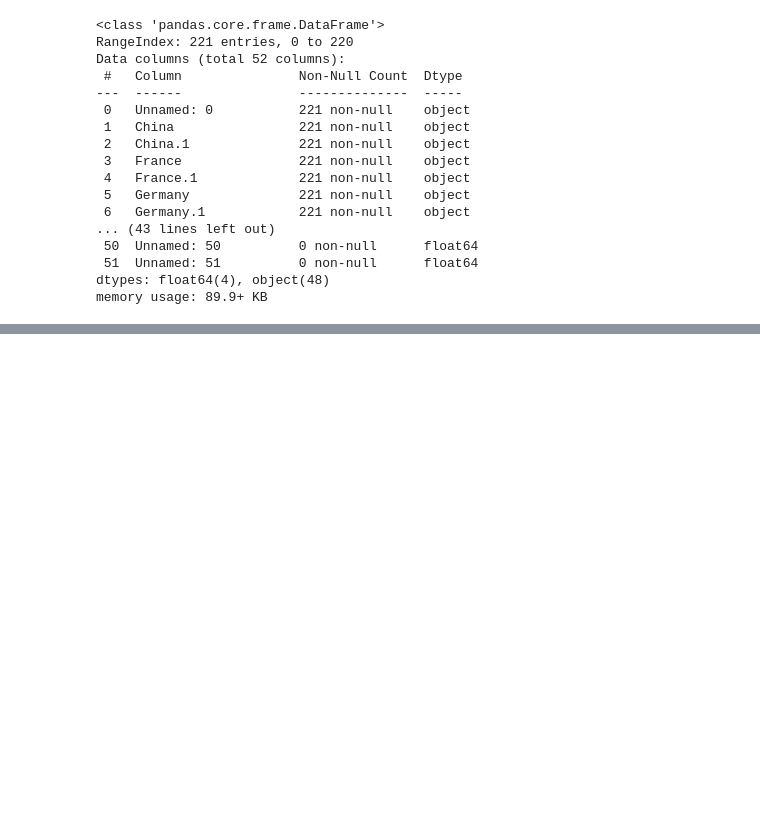
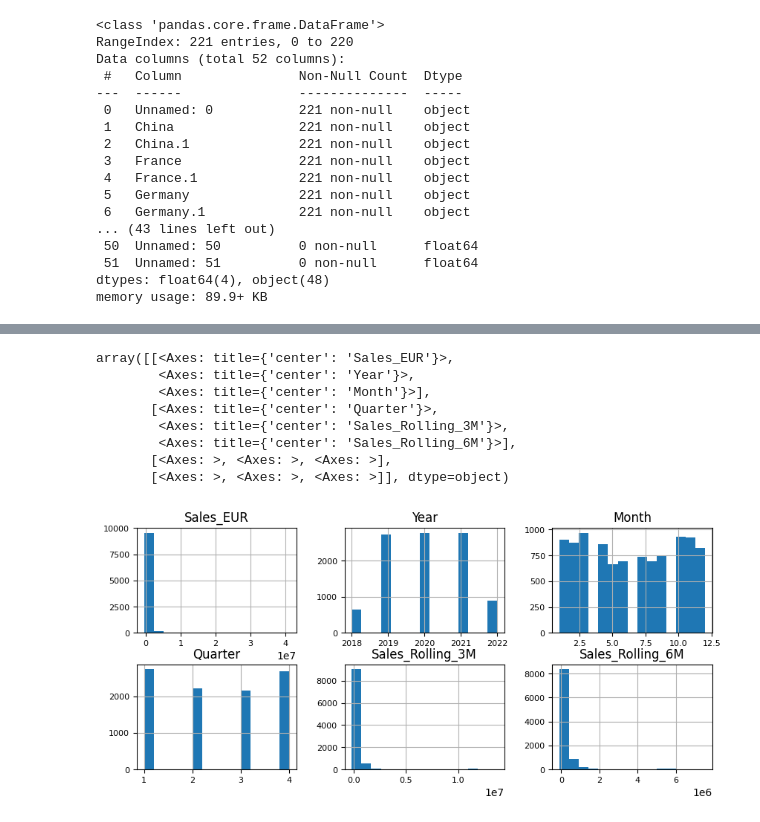
Before and after one commit to Telepatec/Business-Cases, a Jupyter notebook: data_preproc.ipynb, the cells around one changed output, grey strips where cells are left out. Saved outputs shown, nothing was run; the diff lists cells and outputs as text; code cells hidden in the pictures; blank space fills up the shorter version.

```diff
--- a/data_preproc.ipynb
+++ b/data_preproc.ipynb
@@ -155,0 +164,13 @@ Series([], Name: count, dtype: int64)
+# %%
+numerical=df.select_dtypes(include=[np.number]).columns.tolist()
+df[numerical].hist(bins=15, figsize=(10, 9), layout=(4, 3), xlabelsize=8, ylabelsize=8)
+# %% [output]
+array([[<Axes: title={'center': 'Sales_EUR'}>,
+        <Axes: title={'center': 'Year'}>,
+        <Axes: title={'center': 'Month'}>],
+       [<Axes: title={'center': 'Quarter'}>,
+        <Axes: title={'center': 'Sales_Rolling_3M'}>,
+        <Axes: title={'center': 'Sales_Rolling_6M'}>],
+       [<Axes: >, <Axes: >, <Axes: >],
+       [<Axes: >, <Axes: >, <Axes: >]], dtype=object)
+[figure, added]
```
Also changed, not shown: parts of 21 cells of this notebook.
